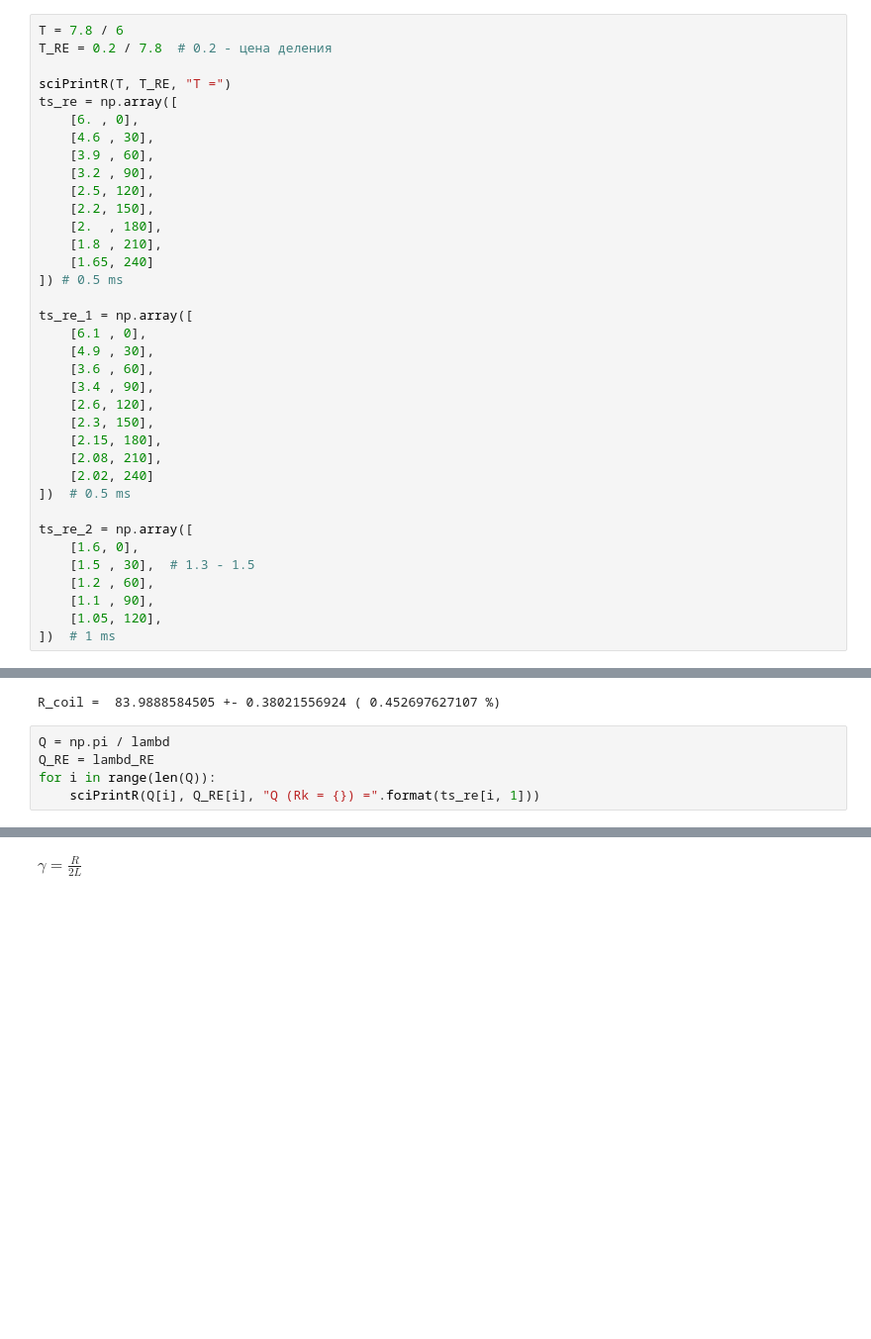
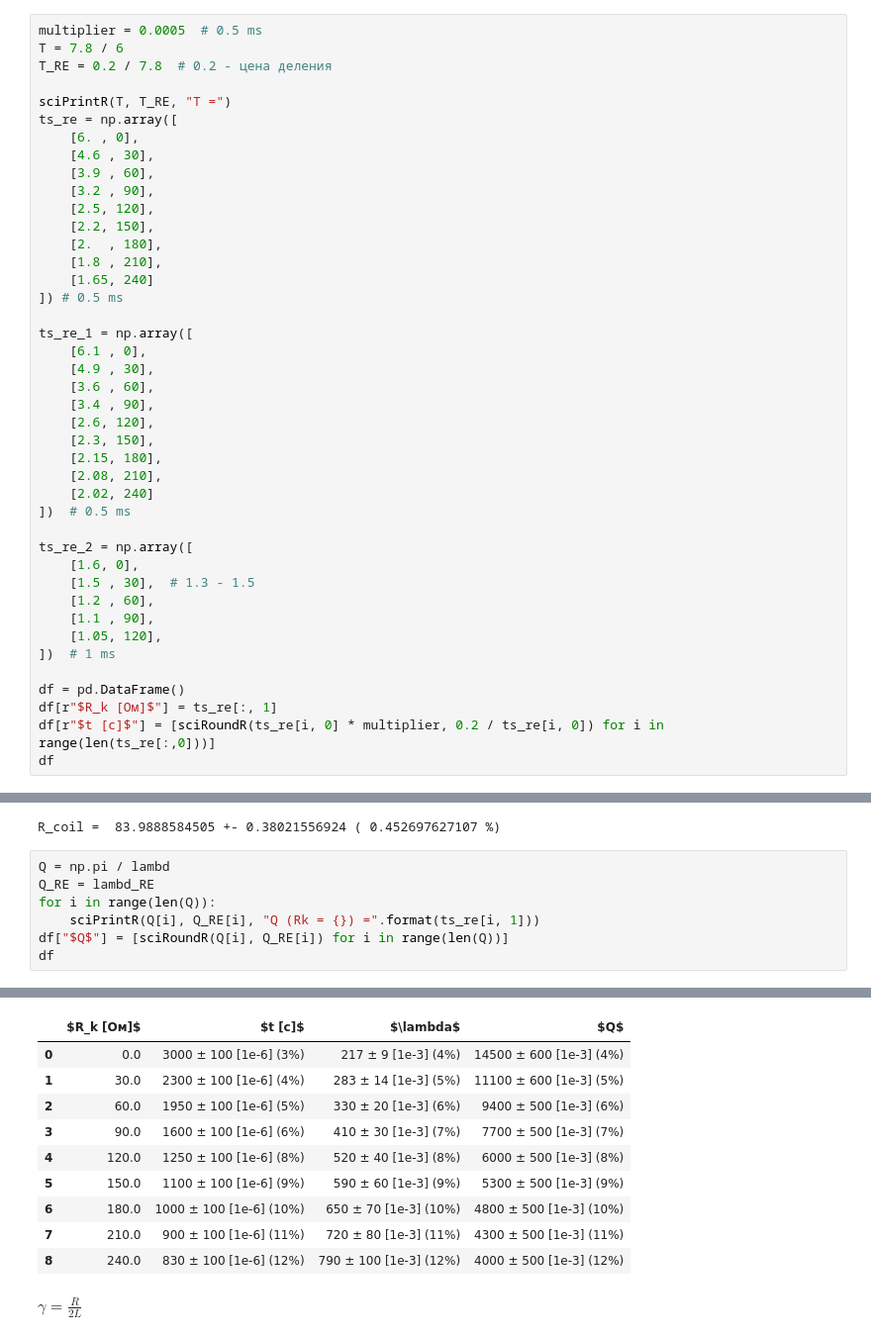
Before and after one commit to shevkunov/workout, a Jupyter notebook: labs/lab2.2 - lab2.1.ipynb, the cells around one changed output, grey strips where cells are left out. Shown at 99% size. Cells and saved outputs as stored; diff of their text form; blank space fills up the shorter version.

```diff
--- a/labs/lab2.2 - lab2.1.ipynb
+++ b/labs/lab2.2 - lab2.1.ipynb
@@ -55,6 +73,7 @@ plt.show()
 ___________________________________________
 ### lab 2.1
 # %%
+multiplier = 0.0005  # 0.5 ms
 T = 7.8 / 6
 T_RE = 0.2 / 7.8  # 0.2 - цена деления
 
@@ -90,5 +109,10 @@ ts_re_2 = np.array([
     [1.1 , 90],
     [1.05, 120],
 ])  # 1 ms
+
+df = pd.DataFrame()
+df[r"$R_k [Ом]$"] = ts_re[:, 1]
+df[r"$t [с]$"] = [sciRoundR(ts_re[i, 0] * multiplier, 0.2 / ts_re[i, 0]) for i in range(len(ts_re[:,0]))]
+df
 # %% [output]
 T = 1.3 +- 0.03333333333333334 ( 2.5641025641025643 %)
@@ -170,18 +200,30 @@ R_coil =  83.9888584505 +- 0.38021556924 ( 0.452697627107 %)
 # %%
 Q = np.pi / lambd
 Q_RE = lambd_RE
 for i in range(len(Q)):
     sciPrintR(Q[i], Q_RE[i], "Q (Rk = {}) =".format(ts_re[i, 1]))
+df["$Q$"] = [sciRoundR(Q[i], Q_RE[i]) for i in range(len(Q))]
+df
 # %% [output]
 Q (Rk = 0.0) = 14.4996584012 +- 0.60977456316 ( 4.20544088894 %)
 Q (Rk = 30.0) = 11.1164047742 +- 0.561111073479 ( 5.04759483731 %)
 Q (Rk = 60.0) = 9.42477796077 +- 0.540370363926 ( 5.73350763461 %)
 Q (Rk = 90.0) = 7.7331511473 +- 0.522414981558 ( 6.75552529114 %)
 Q (Rk = 120.0) = 6.04152433383 +- 0.50754062401 ( 8.40087030963 %)
 Q (Rk = 150.0) = 5.31654141377 +- 0.502178928172 ( 9.44559421415 %)
 Q (Rk = 180.0) = 4.83321946706 +- 0.498957340775 ( 10.3234985329 %)
 Q (Rk = 210.0) = 4.34989752036 +- 0.496024542136 ( 11.4031316787 %)
 Q (Rk = 240.0) = 3.98740606033 +- 0.494017573844 ( 12.3894473342 %)
+|  | $R_k [Ом]$ | $t [с]$ | $\lambda$ | $Q$ |
+| 0 | 0.0 | 3000 ± 100 [1e-6] (3%) | 217 ± 9 [1e-3] (4%) | 14500 ± 600 [1e-3] (4%) |
+| 1 | 30.0 | 2300 ± 100 [1e-6] (4%) | 283 ± 14 [1e-3] (5%) | 11100 ± 600 [1e-3] (5%) |
+| 2 | 60.0 | 1950 ± 100 [1e-6] (5%) | 330 ± 20 [1e-3] (6%) | 9400 ± 500 [1e-3] (6%) |
+| 3 | 90.0 | 1600 ± 100 [1e-6] (6%) | 410 ± 30 [1e-3] (7%) | 7700 ± 500 [1e-3] (7%) |
+| 4 | 120.0 | 1250 ± 100 [1e-6] (8%) | 520 ± 40 [1e-3] (8%) | 6000 ± 500 [1e-3] (8%) |
+| 5 | 150.0 | 1100 ± 100 [1e-6] (9%) | 590 ± 60 [1e-3] (9%) | 5300 ± 500 [1e-3] (9%) |
+| 6 | 180.0 | 1000 ± 100 [1e-6] (10%) | 650 ± 70 [1e-3] (10%) | 4800 ± 500 [1e-3] (10%) |
+| 7 | 210.0 | 900 ± 100 [1e-6] (11%) | 720 ± 80 [1e-3] (11%) | 4300 ± 500 [1e-3] (11%) |
+| 8 | 240.0 | 830 ± 100 [1e-6] (12%) | 790 ± 100 [1e-3] (12%) | 4000 ± 500 [1e-3] (12%) |
 # %% [markdown]
 $\gamma = \frac{R}{2L}$
 # %%
```
Also changed, not shown: parts of 22 cells of this notebook, 1 other file.
